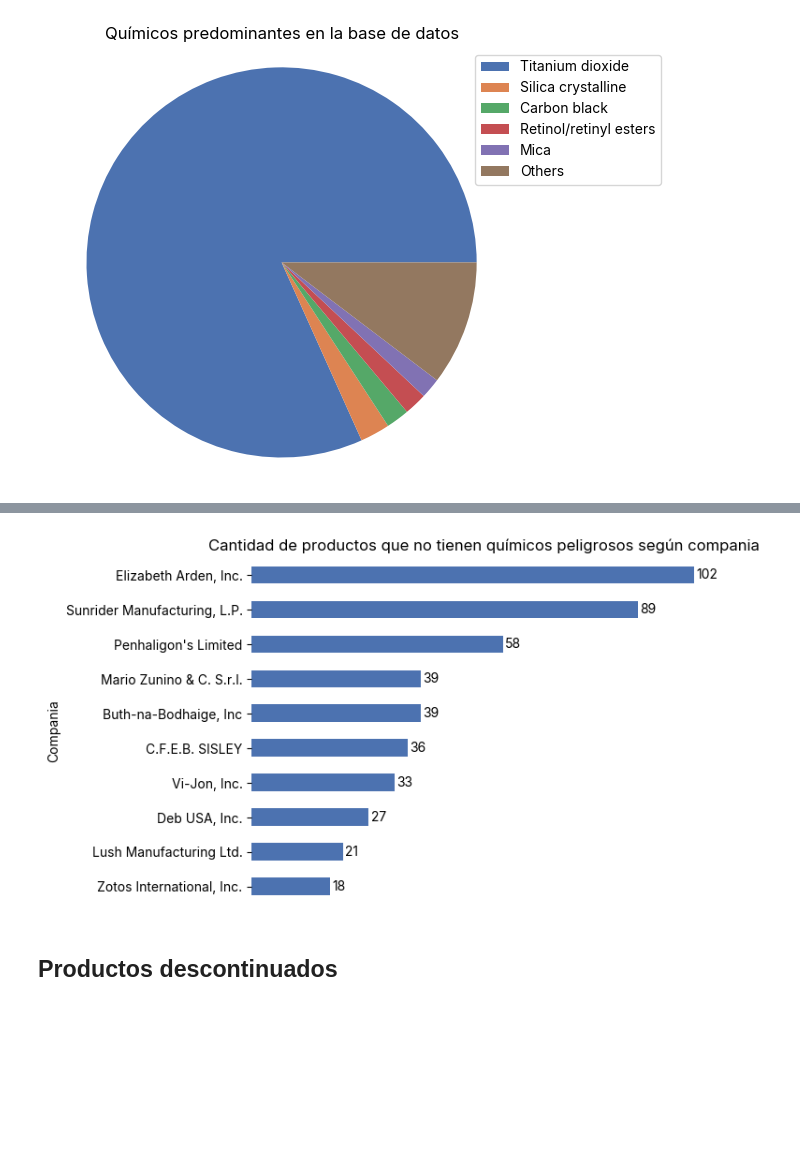
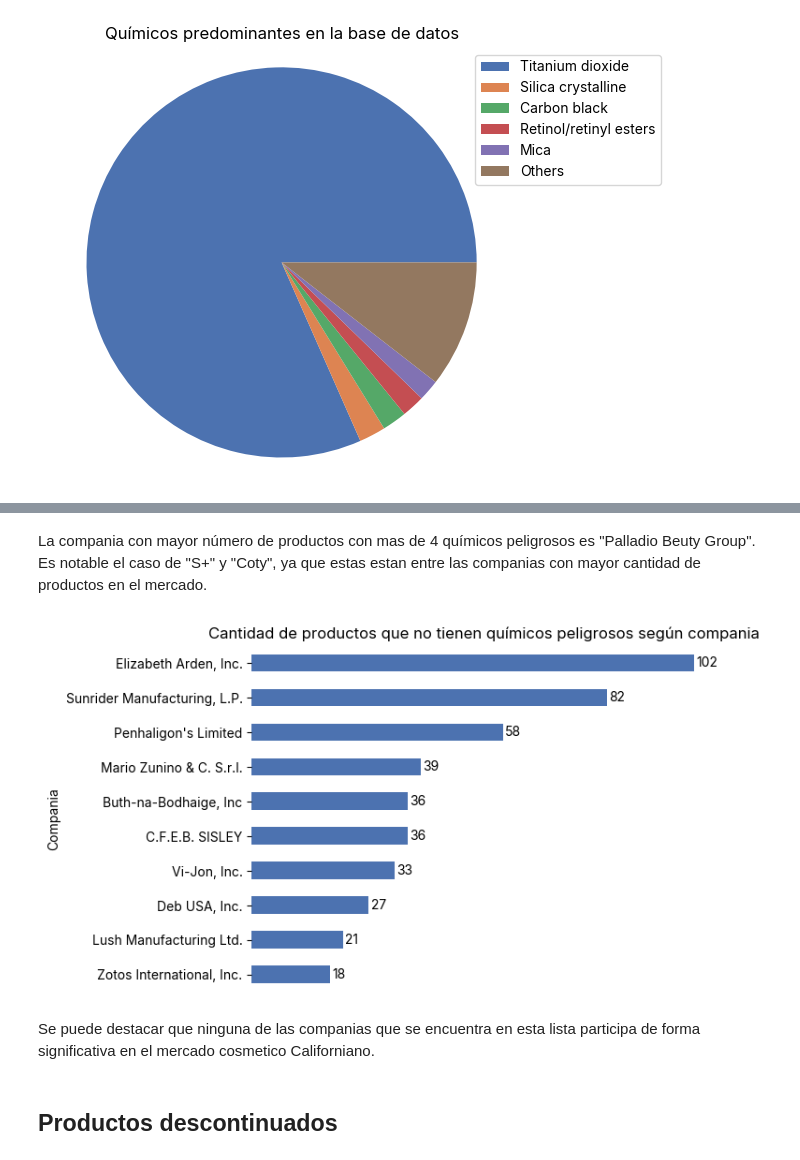
Before and after one commit to maugusto99/Data_science_curso, a Jupyter notebook: notebook.ipynb, the cells around one changed output, grey strips where cells are left out. Cells and saved outputs as stored; diff of their text form; code cells hidden in the pictures; blank space fills up the shorter version.

```diff
--- a/notebook.ipynb
+++ b/notebook.ipynb
@@ -164,9 +200,8 @@ df_raw
 # %%
 print(df_raw.shape)
 df_raw.drop_duplicates(
-    subset=["CDPHId", "CSFId", "ChemicalId", "SubCategoryId"], inplace=True
+    subset=["CDPHId", "CSFId", "ChemicalName", "SubCategoryId"], inplace=True
 )
 print(df_raw.shape)
-# Según el dataset estas columnas representan la clave primaria
 # %% [output]
 (114381, 22)
@@ -386,0 +393,32 @@ plt.gca().get_xaxis().set_visible(False)
+# %%
+Productos_categoria = (
+    df_clean.groupby("PrimaryCategory")["ProductName"].count().sort_values()
+)
+
+
+filtered_df = df_clean[df_clean["PrimaryCategory"].isin(Productos_categoria.index)]
+
+pivot_table = filtered_df.pivot_table(
+    index="PrimaryCategory", columns="ChemicalName", aggfunc="size", fill_value=0
+)
+
+top_5_chemicals = pivot_table.sum().sort_values(ascending=False).head(5).index
+
+pivot_table["Other Chemical"] = pivot_table.drop(columns=top_5_chemicals).sum(axis=1)
+
+pivot_table = pivot_table[top_5_chemicals.tolist() + ["Other Chemical"]].reindex(
+    Productos_categoria.index
+)
+
+pivot_table.plot(kind="bar", stacked=True, figsize=(12, 8))
+
+values = Productos_categoria.values
+for i, value in enumerate(values):
+    plt.text(i, value + 1, str(value), ha="center", va="bottom", fontsize=10)
+
+
+plt.title("El maquillaje es la categoria mayoritaria")
+plt.ylabel("Categoria Primaria")
+plt.xlabel("Cantidad de productos")
+plt.gca().get_yaxis().set_visible(False)
+plt.legend().set_title("Químicos")
@@ -423,17 +467,23 @@ plt.gca().get_xaxis().set_visible(False)
+# %% [markdown]
+La compania con mayor número de productos con mas de 4 químicos peligrosos es "Palladio Beuty Group". Es notable el caso de "S+" y "Coty", ya que estas estan entre las companias con mayor cantidad de productos en el mercado.
 # %%
 df_least_toxic = df_clean[df_clean["ChemicalCount"] == 0]
-df_least_toxic = df_least_toxic.groupby("CompanyName")["ProductName"].count().sort_values().tail(10)
+df_least_toxic = (
+    df_least_toxic.groupby("CompanyName")["ProductName"].count().sort_values().tail(10)
+)
 df_least_toxic.plot.barh()
 values = df_least_toxic.values
 for i, value in enumerate(values):
     plt.text(value + 0.5, i, str(value), ha="left", va="center", fontsize=10)
 
 plt.title("Cantidad de productos que no tienen químicos peligrosos según compania")
 plt.xlabel("Cantidad de productos")
 plt.ylabel("Compania")
 plt.gca().get_xaxis().set_visible(False)
 # %% [output]
-[figure, old version]
+[figure, new version]
+# %% [markdown]
+Se puede destacar que ninguna de las companias que se encuentra en esta lista participa de forma significativa en el mercado cosmetico Californiano.
 # %% [markdown]
 ## Productos descontinuados
 # %%
```
Also changed, not shown: parts of 50 cells of this notebook.
